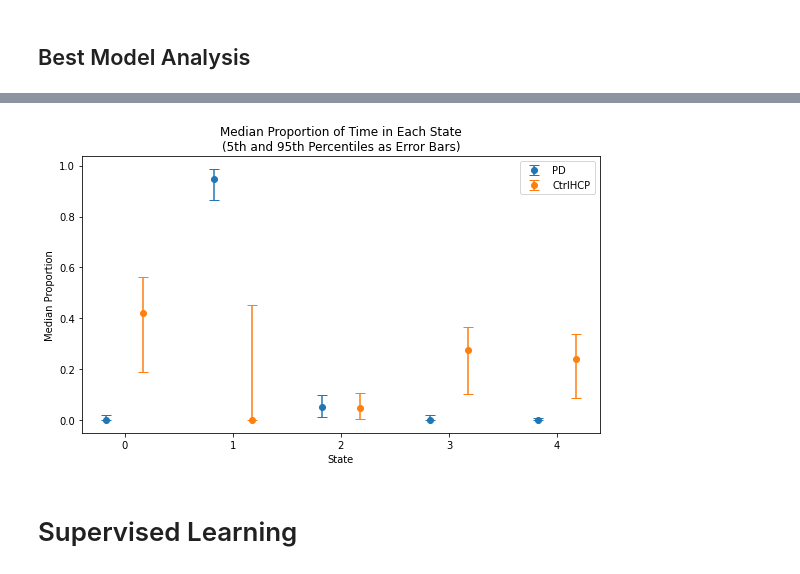
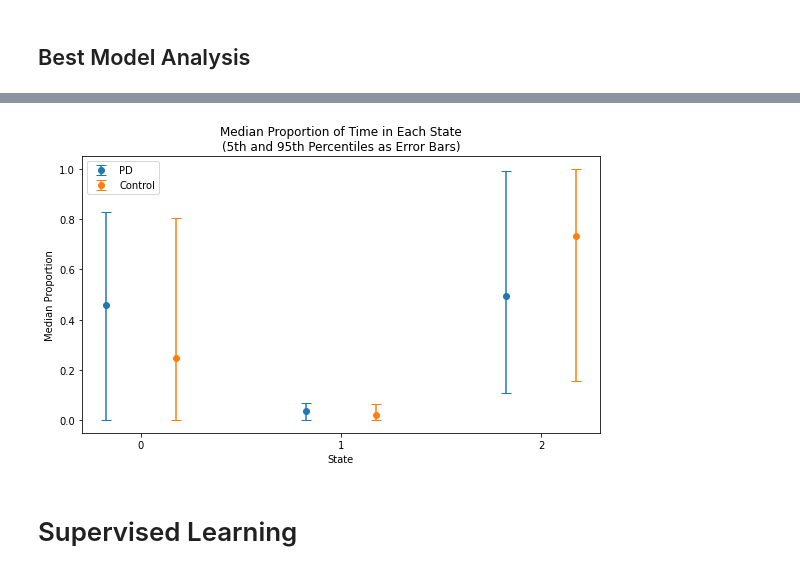
Before and after one commit to liuxk83/head-motion-analysis, a Jupyter notebook: notebooks/modeling_stats.ipynb, the cells around one changed output, grey strips where cells are left out. Cells and saved outputs as stored; diff of their text form; code cells hidden in the pictures.

```diff
--- a/notebooks/modeling_stats.ipynb
+++ b/notebooks/modeling_stats.ipynb
@@ -65,7 +110,7 @@ results = {}
 
 # Cross-validate HMM with different numbers of components
 # (Takes about 15 minutes on a single CPU core)
-for n_components in range(2, 6):
+for n_components in range(2, 7):
     print(f"Training HMM with {n_components} components")
     for i in range(n_init):
         print(f"Initialization {i + 1}/{n_init}")
@@ -207,21 +248,0 @@ Initialization 3/3
-# %%
-# Continue cross-validating HMM with different numbers of components
-# (Takes about 30 minutes on a single CPU core)
-for n_components in range(6, 8):
-    print(f"Training HMM with {n_components} components")
-    for i in range(n_init):
-        print(f"Initialization {i + 1}/{n_init}")
-        ghmm = GaussianHMM(
-            n_components=n_components,
-            covariance_type='full',
-            n_iter=n_iter * n_components,
-            random_state=n_components * RNG_SEED + i,
-            verbose=True
-        )
-        ghmm.fit(X, lengths=lengths)
-        results[f'{n_components}_init_{i}'] = {
-            'model': ghmm,
-            'log_likelihoods': ghmm._compute_log_likelihood(X),
-            'aic': ghmm.aic(X, lengths=lengths),
-            'bic': ghmm.bic(X, lengths=lengths)
-        }
@@ -380,6 +321,11 @@ plt.show()
 # Best model: 5 components, 3rd initialization
 # covariance_type='full', n_components=5, n_iter=50, random_state=212
 # Selected based on lowest AIC/BIC and elbow method
-best_model = results['5_init_2']['model']
+#best_model = results['5_init_2']['model']
+best_model = GaussianHMM(
+    covariance_type='full', n_components=3, n_iter=100, random_state=127,
+    verbose=True
+)
+best_model.fit(X, lengths=lengths)
 best_model
 # %% [output]
@@ -527,37 +535,37 @@ display(df_states)
 fig, ax = plt.subplots(figsize=(8, 5))
 
 # Extract medians and error bars from df_states
 pd_medians = df_states["PD_50th"]
-ctrlhcp_medians = df_states["CtrlHCP_50th"]
+ctrlhcp_medians = df_states["Control_50th"]
 
 pd_err = np.vstack([
     pd_medians - df_states["PD_5th"],
     df_states["PD_95th"] - pd_medians
 ])
 ctrlhcp_err = np.vstack([
-    ctrlhcp_medians - df_states["CtrlHCP_5th"],
-    df_states["CtrlHCP_95th"] - ctrlhcp_medians
+    ctrlhcp_medians - df_states["Control_5th"],
+    df_states["Control_95th"] - ctrlhcp_medians
 ])
 
 positions = np.arange(len(df_states))
 width = 0.35
 
 ax.errorbar(
     positions - width/2, pd_medians, yerr=pd_err, fmt='o', label='PD', capsize=5
 )
 ax.errorbar(
-    positions + width/2, ctrlhcp_medians, yerr=ctrlhcp_err, fmt='o', label='CtrlHCP', capsize=5
+    positions + width/2, ctrlhcp_medians, yerr=ctrlhcp_err, fmt='o', label='Control', capsize=5
 )
 
 ax.set_xticks(positions)
 ax.set_xticklabels(df_states["State"])
 ax.set_xlabel("State")
 ax.set_ylabel("Median Proportion")
 ax.set_title("Median Proportion of Time in Each State\n(5th and 95th Percentiles as Error Bars)")
 ax.legend()
 plt.tight_layout()
 plt.show()
 # %% [output]
-[figure, old version]
+[figure, new version]
 # %% [markdown]
 # Supervised Learning
```
Also changed, not shown: parts of 57 cells of this notebook, 8 other files.
